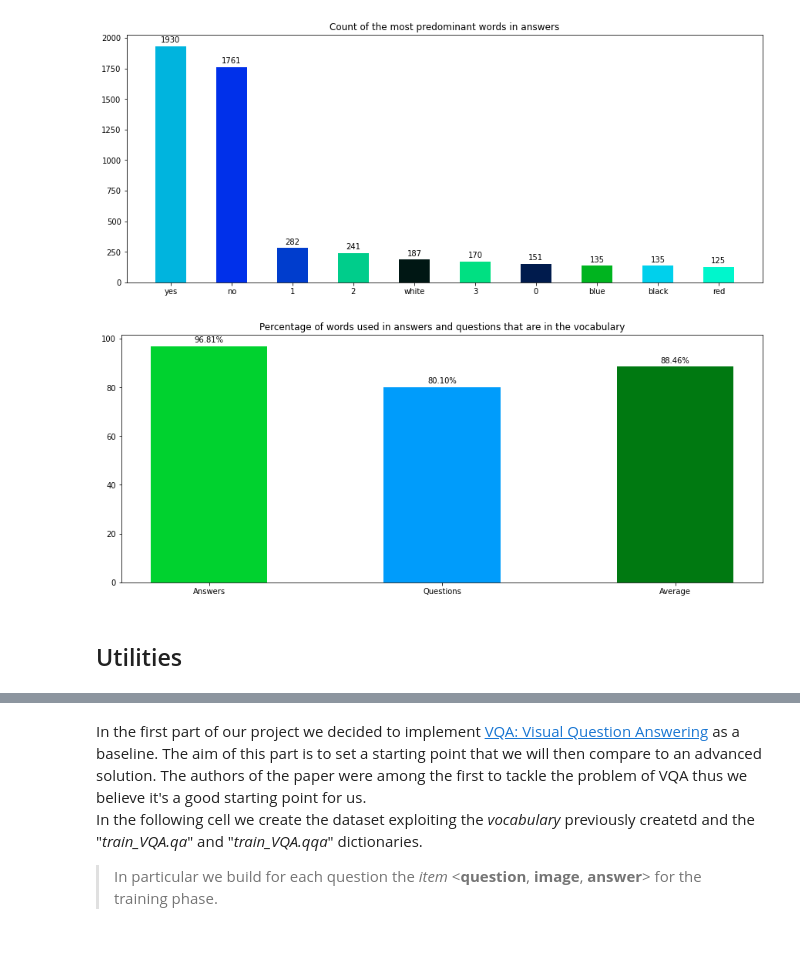
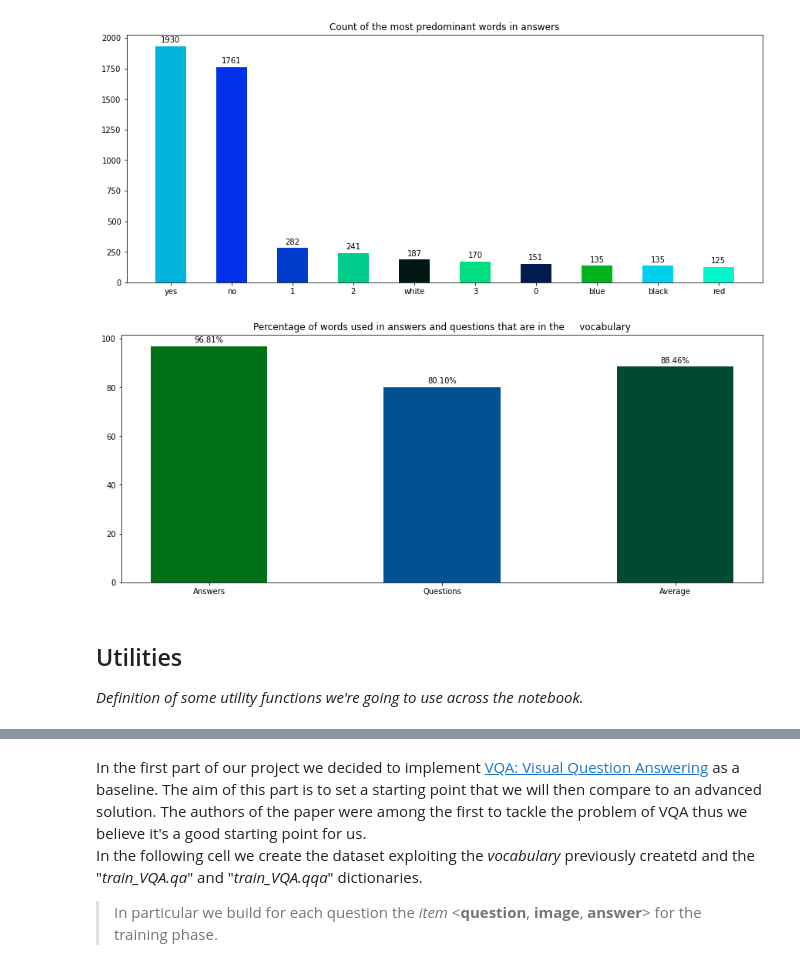
Before and after one commit to PatrizioPerugini/Visual_QA_deep_learning, a Jupyter notebook: Visual_QA_Coeus.ipynb, the cells around one changed output, grey strips where cells are left out. Drawn from its saved outputs; the diff is of its cells as text; code cells hidden in the pictures.

```diff
--- a/Visual_QA_Coeus.ipynb
+++ b/Visual_QA_Coeus.ipynb
@@ -103,9 +131,11 @@ Note that those steps are required at evaluation time to compute the correct met
 # %%
-# this code comes partially from the original implementation https://github.com/GT-Vision-Lab/VQA,
-# it helps in reading the json files from the dataset and creating a class to quickly retrieve the
-# annotations of each <question, image> pair. Here we also perform the preprocessing needed for
-# evaluation, these changes affect the vocabularies (using more advanced embeddings like bert-uncased
-# is very useful to have "uncased" words for example),
+# this code comes partially from the original implementation
+# https://github.com/GT-Vision-Lab/VQA, it helps in reading the
+# json files from the dataset and creating a class to quickly
+# retrieve the annotations of each <question, image> pair. Here
+# we also perform the preprocessing needed for evaluation, these
+# changes affect the vocabularies (using more advanced embeddings
+# like bert-uncased is very useful to have "uncased" words for example),
 class VQA:
 	def __init__(self, annotations_file: str, questions_file: str,
 				images_semi_path: str, remove_mult_ans: bool, limit_size: int):
@@ -113,8 +143,8 @@ class VQA:
 		# we load the answer and the question json file
 		dataset = json.load(open(annotations_file, 'r'))
 		questions = json.load(open(questions_file, 'r'))
-		# 'qa' and 'qqa' will be the dictionaries where the output of the preprocessing
-		#  step will be saved!
+		# 'qa' and 'qqa' will be the dictionaries where the
+		# output of the preprocessing step will be saved!
 		qa = dict()
 		qqa = dict()
 		# total number of questions
@@ -252,7 +282,8 @@ class VQA:
 	def processPunctuation(self, inText):
 		outText = inText
 		for p in self.punct:
-			if (p + ' ' in inText or ' ' + p in inText) or (re.search(self.commaStrip, inText) != None):
+			if (p + ' ' in inText or ' ' + p in inText) or (re.search(self.commaStrip,
+			                                                          inText) != None):
 				outText = outText.replace(p, '')
 			else:
 				outText = outText.replace(p, ' ')
@@ -281,13 +312,15 @@ annotations_file = "datasets/v2_mscoco_train2014_annotations.json"
 questions_file = "datasets/v2_OpenEnded_mscoco_train2014_questions.json"
 images_semi_path = "datasets/train2014/COCO_train2014_"  # 000000000009.jpg
 # We give as input the semi path to the train images:
-# in this way we are able to easily retrieve the images thanks to the class function "get_img_from_id"
-# NOTE: we cannot use the whole dataset as it is with our limited hardware, therefore we limited
-# ourselves fixing a size of 10000 samples (on the local probject).
+# in this way we are able to easily retrieve the images thanks to the class
+# function "get_img_from_id" NOTE: we cannot use the whole dataset as it is
+# with our limited hardware, therefore we limited ourselves fixing a size
+# of 10000 samples (on the local probject).
 train_VQA = VQA(annotations_file, questions_file,
                 images_semi_path, remove_mult_ans=True, limit_size=10000)
-# We also require to load the validation annotations and images, it will be useful later to test our models
-# NOTE: here we can't remove "mult_ans" since it would be like cheating during the evaluation
+# We also require to load the validation annotations and images, it will
+# be useful later to test our models. NOTE: here we can't remove "mult_ans"
+# since it would be like cheating during the evaluation
 annotations_file_val = "datasets/v2_mscoco_val2014_annotations.json"
 questions_file_val = "datasets/v2_OpenEnded_mscoco_val2014_questions.json"
 images_semi_path_val = "datasets/val2014/COCO_val2014_"
@@ -440,8 +475,8 @@ def one_group_bar(columns, data, title, percentage=True):
   data = data[0]
   color_list = []
   for _ in range(len(data)):
-    color = [random.randrange(
-        0, 1)/255, random.randrange(0, 255)/255, random.randrange(0, 255)/255, 1]
+    color = [random.randrange(0, 1)/255,
+             random.randrange(0, 255)/255, random.randrange(0, 255)/255, 1]
     color_list.append(color)
   x = np.arange(len(labels))
   width = 0.5  # the width of the bars
@@ -505,34 +540,37 @@ one_group_bar(
 # %% [output]
 [figure]
 # %%
-## 5: Percentage of words used in answers and questions that are in the vocabulary
+## 5: Percentage of words used in answers and questions that are in the vocab
 l = [e[0] for e in ans_v.most_common(1000)]
 number_words_in_most_common_ans = 0
 for (_, ann) in list(train_VQA.qa.items()):
   if ann["multiple_choice_answer"] in l:
     number_words_in_most_common_ans += 1
 l = [e[0] for e in qst_v.most_common(1000)]
 number_words_in_most_common_qst = 0
 total_number_words = 0
 list(train_VQA.qqa.items())
 for (_, qst) in list(train_VQA.qqa.items()):
   for w in qst["question"].split(" "):
     total_number_words += 1
     if w in l:
       number_words_in_most_common_qst += 1
 column = ["Answers", "Questions", "Average"]
 table_data = [number_words_in_most_common_ans, number_words_in_most_common_qst]
 ans_value = number_words_in_most_common_ans/len(train_VQA.qa)
 qst_value = number_words_in_most_common_qst/total_number_words
 avg_v = (ans_value + qst_value) / 2
 table_data_percentage = [ans_value*100, qst_value*100, avg_v*100]
 one_group_bar(
     column, [table_data_percentage],
-    "Percentage of words used in answers and questions that are in the vocabulary")
+    "Percentage of words used in answers and questions that are in the\
+     vocabulary")
 # %% [output]
-[figure, old version]
+[figure, new version]
-# %% [markdown]
-## Utilities
+# %% [markdown]
+## Utilities
+
+*Definition of some utility functions we're going  to use across the notebook.*
 # %%
 # this function implements the requested metric to evaluate our model
 def evaluate_performances(
```
Also changed, not shown: parts of 59 cells of this notebook.
